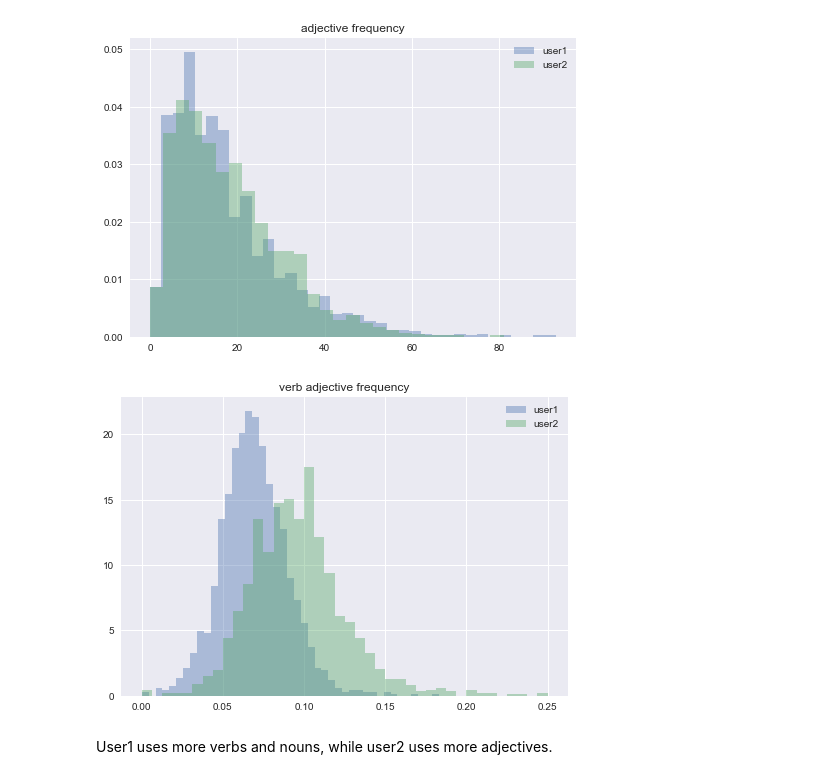
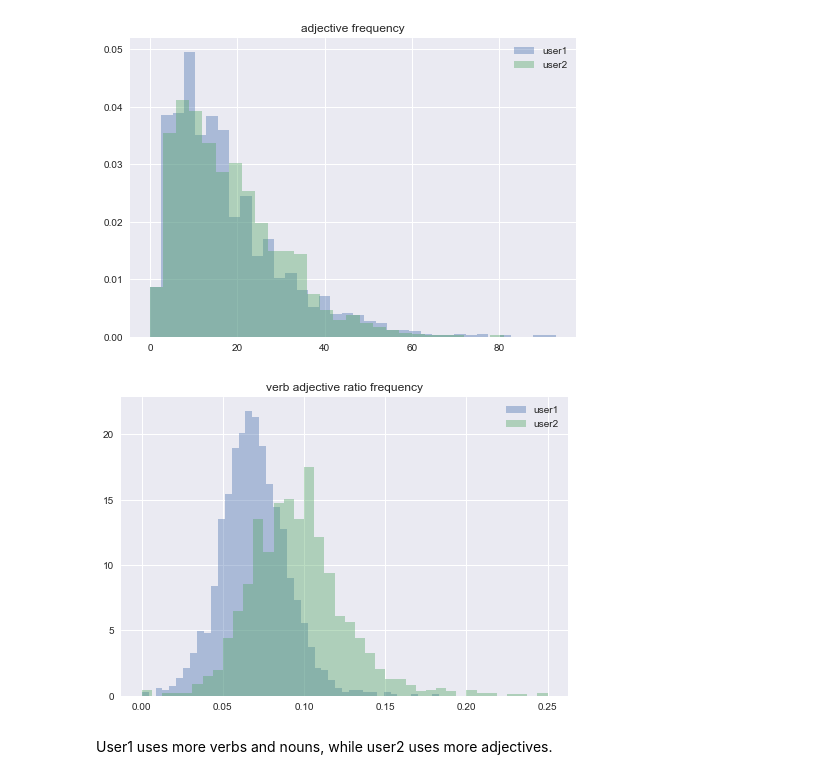
Before and after one commit to CornellDataScience/NLP_Research-FA17, a Jupyter notebook: kenta/week2.ipynb, the cells around one changed output. Saved outputs shown, nothing was run; the diff lists cells and outputs as text; code cells hidden in the pictures.

```diff
--- a/kenta/week2.ipynb
+++ b/kenta/week2.ipynb
@@ -210,11 +211,12 @@ plt.show()
 # %%
 sns.distplot([i[3]/l for i,l in zip(w_type1, user1_len)], kde = False, norm_hist= True)
 sns.distplot([j[3]/l for j,l in zip(w_type2, user2_len)], kde = False, norm_hist= True)
-plt.title('verb adjective frequency')
+plt.title('verb adjective ratio frequency')
 plt.legend(['user1', 'user2'])
+plt.savefig('verb_adj_ratio.png')
 plt.show()
 # %% [output]
-[figure, old version]
+[figure, new version]
 # %% [markdown]
 User1 uses more verbs and nouns, while user2 uses more adjectives.
 # %%
```
Also changed, not shown: parts of 4 cells of this notebook.
